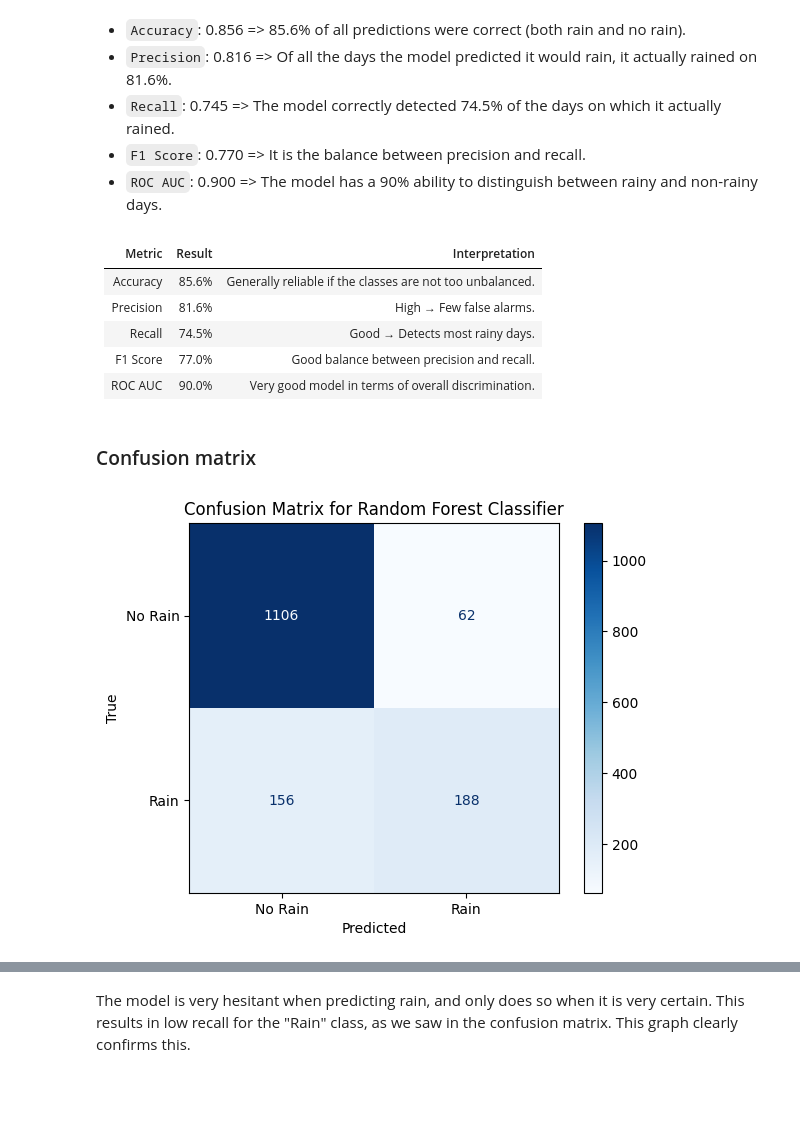
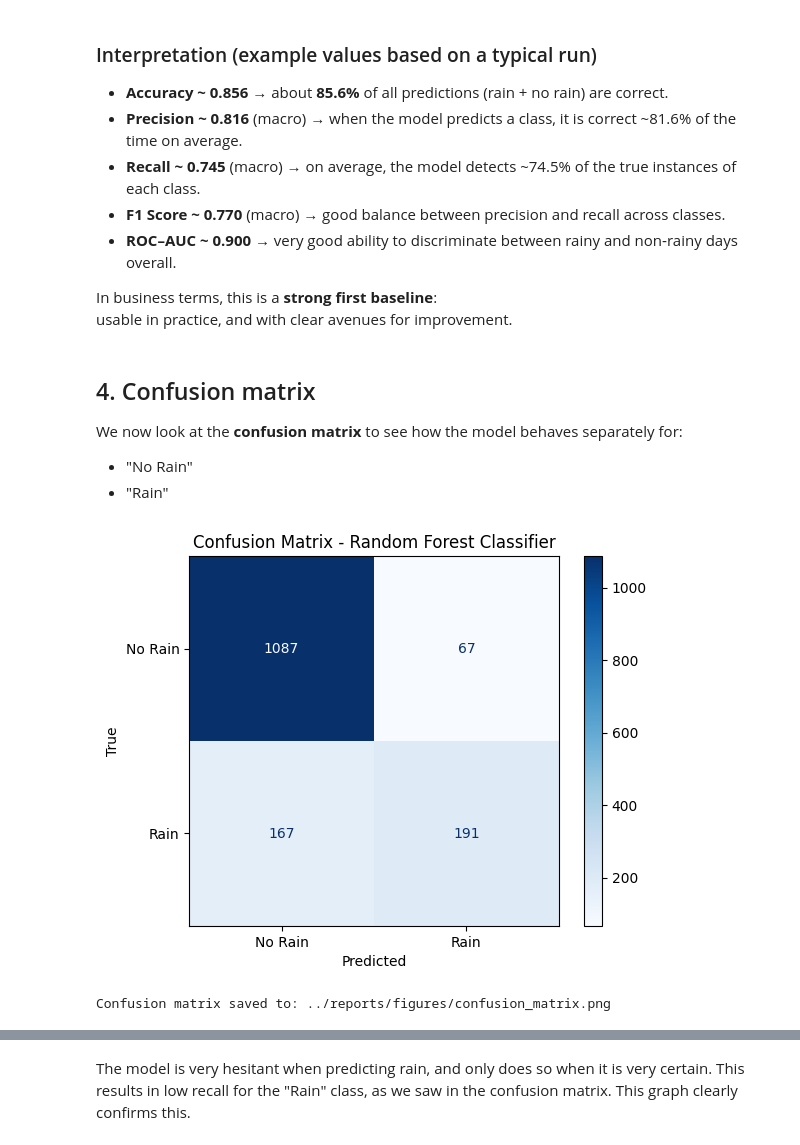
Before and after one commit to flavioaguirre/precipi-check, a Jupyter notebook: notebooks/05-evaluation-and-refinement.ipynb, the cells around one changed output, grey strips where cells are left out. Saved outputs shown, nothing was run; the diff lists cells and outputs as text; code cells hidden in the pictures; blank space fills up the shorter version.

Commit message:
refactor: add detailed RF evaluation, metrics and feature importance

```diff
--- a/notebooks/05-evaluation-and-refinement.ipynb
+++ b/notebooks/05-evaluation-and-refinement.ipynb
@@ -46,3 +68,5 @@ load model success
 # %%
-X = df.drop(columns=['RainToday'])
-y = df['RainToday']
+# Load the trained model (GridSearchCV + pipeline)
+model_path = "../models/model_randomforest_precipicheck_26-11-2025.pkl"
+model = joblib.load(model_path)
+print(f"Model loaded from {model_path}")
@@ -49,3 +74,0 @@ y = df['RainToday']
-# %%
-X_train, X_test, y_train, y_test = train_test_split(X, y, test_size=0.2, random_state=42)
-model.fit(X_train, y_train)
@@ -61,3 +105,11 @@ Accuracy: 0.86
 # %%
-y_prob = model.predict_proba(X_test)
+# Best estimator (pipeline: preprocessor + RF classifier)
+best_model = model.best_estimator_
+
+# Fit on the training data (in case the loaded object was not refit on the full train set)
+best_model.fit(X_train, y_train)
+
+# Predictions and probabilities on the test set
+y_pred = best_model.predict(X_test)
+y_prob = best_model.predict_proba(X_test)[:, 1]  # probability of positive class ("RainToday" = 'Yes')
 # %% [markdown]
@@ -93,34 +162,41 @@ weighted avg       0.85      0.86      0.85      1512
 # %% [markdown]
-* ``Accuracy``: 0.856 => 85.6% of all predictions were correct (both rain and no rain).
-* ``Precision``: 0.816 => Of all the days the model predicted it would rain, it actually rained on 81.6%.
-* ``Recall``: 0.745 => The model correctly detected 74.5% of the days on which it actually rained.
-* ``F1 Score``: 0.770 => It is the balance between precision and recall.
-* ``ROC AUC``: 0.900 => The model has a 90% ability to distinguish between rainy and non-rainy days.
+### Interpretation (example values based on a typical run)
+
+- **Accuracy ~ 0.856** → about **85.6%** of all predictions (rain + no rain) are correct.
+- **Precision ~ 0.816** (macro) → when the model predicts a class, it is correct ~81.6% of the time on average.
+- **Recall ~ 0.745** (macro) → on average, the model detects ~74.5% of the true instances of each class.
+- **F1 Score ~ 0.770** (macro) → good balance between precision and recall across classes.
+- **ROC–AUC ~ 0.900** → very good ability to discriminate between rainy and non‑rainy days overall.
+
+In business terms, this is a **strong first baseline**:
+usable in practice, and with clear avenues for improvement.
 # %% [markdown]
-| Metric | Result | Interpretation |
-| --------- | --------- | ----------------------------------------------------------------- |
-| Accuracy | 85.6% | Generally reliable if the classes are not too unbalanced. |
-| Precision | 81.6% | High → Few false alarms. |
-| Recall | 74.5% | Good → Detects most rainy days. |
-| F1 Score | 77.0% | Good balance between precision and recall. |
-| ROC AUC | 90.0% | Very good model in terms of overall discrimination. |
+## 4. Confusion matrix
+
+We now look at the **confusion matrix** to see how the model behaves separately for:
+
+- "No Rain"
+- "Rain"
-# %% [markdown]
-### Confusion matrix
 # %%
-cm = confusion_matrix(y_test, y_pred)
-disp = ConfusionMatrixDisplay(confusion_matrix=cm)
-disp.plot(cmap='Blues')
-plt.title("Confusion Matrix for Random Forest Classifier")
-plt.xlabel('Predicted')
-plt.ylabel('True')
-plt.xticks(ticks=[0, 1], labels=['No Rain', 'Rain'])
-plt.yticks(ticks=[0, 1], labels=['No Rain', 'Rain'])
+cm = confusion_matrix(y_test, y_pred, labels=["No", "Yes"])
+
+disp = ConfusionMatrixDisplay(confusion_matrix=cm, display_labels=["No Rain", "Rain"])
+disp.plot(cmap="Blues")
+plt.title("Confusion Matrix - Random Forest Classifier")
+plt.xlabel("Predicted")
+plt.ylabel("True")
 plt.grid(False)
 
-# save the figure
-plt.savefig('../../reports/figures/confusion_matrix.png', dpi=300, bbox_inches='tight')
+# Save the figure
+fig_dir = "../reports/figures/"
+os.makedirs(fig_dir, exist_ok=True)
+cm_path = os.path.join(fig_dir, "confusion_matrix.png")
+plt.savefig(cm_path, dpi=300, bbox_inches="tight")
 plt.show()
+
+print(f"Confusion matrix saved to: {cm_path}")
 # %% [output]
-[figure, old version]
+[figure, new version]
+Confusion matrix saved to: ../reports/figures/confusion_matrix.png
 # %% [markdown]
 ### What does this matrix reveal?
```
Also changed, not shown: parts of 30 cells of this notebook, 3 other files.
